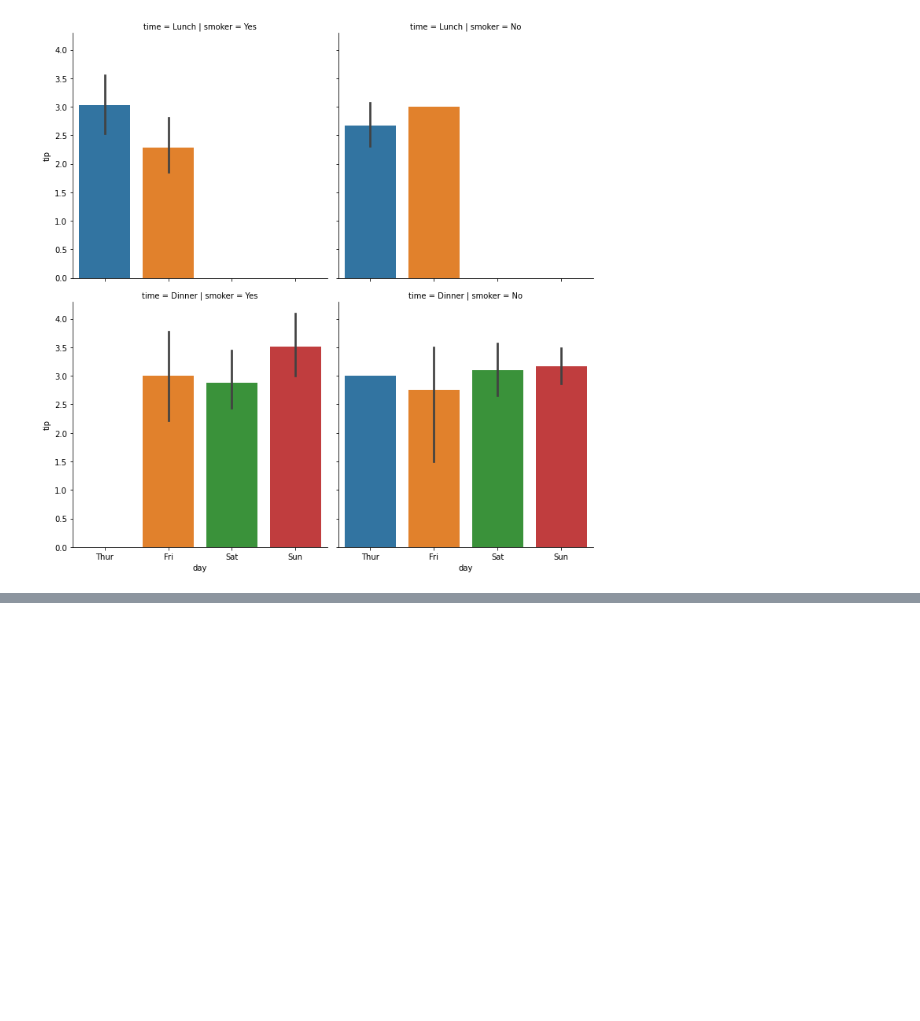
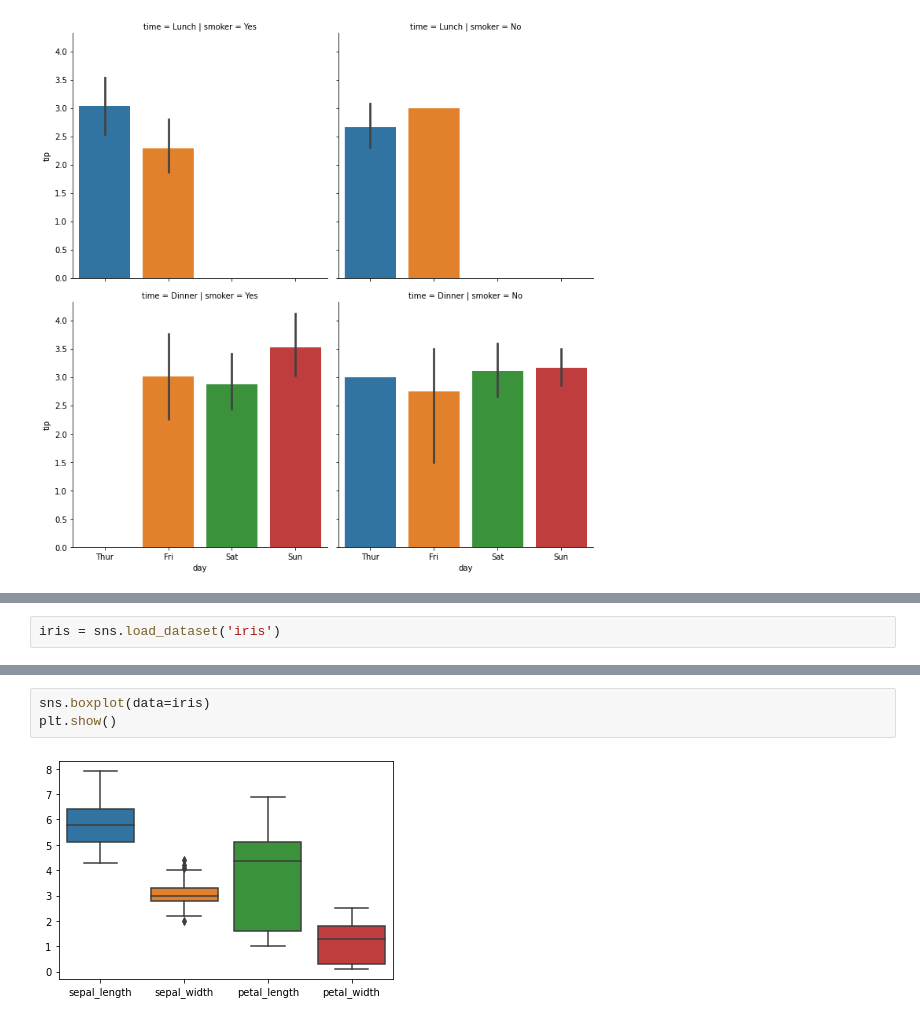
Before and after one commit to sejinseo/Itwill_Python, a Jupyter notebook: py22_seaborn.ipynb, the cells around one changed output, grey strips where cells are left out. Cells and saved outputs as stored; diff of their text form; blank space fills up the shorter version.

```diff
--- a/py22_seaborn.ipynb
+++ b/py22_seaborn.ipynb
@@ -345,0 +399,2 @@ plt.show()
+# %%
+iris = sns.load_dataset('iris')
@@ -345,0 +428,5 @@ plt.show()
+# %%
+sns.boxplot(data=iris)
+plt.show()
+# %% [output]
+[figure, added]
```
Also changed, not shown: parts of 35 cells of this notebook.
